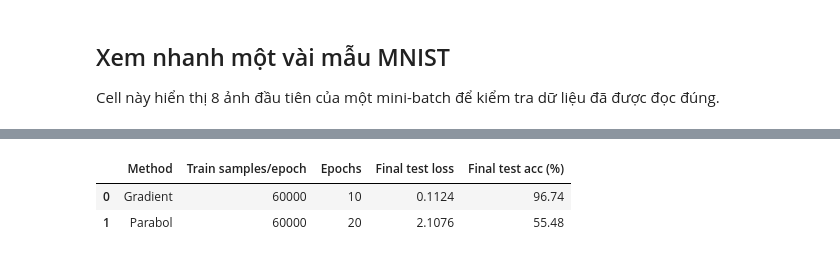
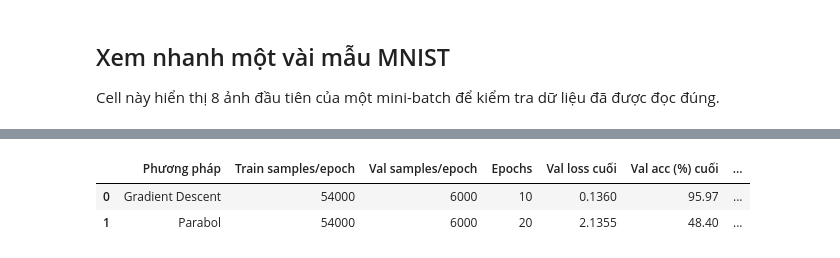
Before and after one commit to ChuLinh02/Math4AI, a Jupyter notebook: Lab1_MNIST_CNN.ipynb, the cells around one changed output, grey strips where cells are left out. Saved outputs shown, nothing was run; the diff lists cells and outputs as text; code cells hidden in the pictures.

Commit message:
fix: add val_dataset

```diff
--- a/Lab1_MNIST_CNN.ipynb
+++ b/Lab1_MNIST_CNN.ipynb
@@ -385,26 +824,30 @@ Cell này tạo bảng tổng hợp metric cuối cùng giữa gradient và para
 # %%
 comparison = pd.DataFrame([
     {
-        "Method": "Gradient",
+        "Phương pháp"       : "Gradient Descent",
         "Train samples/epoch": len(train_loader.dataset),
-        "Epochs": epochs_grad,
-        "Final test loss": history_grad["test_loss"][-1],
-        "Final test acc (%)": history_grad["test_acc"][-1] * 100,
+        "Val samples/epoch"  : len(val_loader.dataset),
+        "Epochs"             : epochs_grad,
+        "Val loss cuối"      : round(history_grad["val_loss"][-1],  4),
+        "Val acc (%) cuối"   : round(history_grad["val_acc"][-1]  * 100, 2),
+        "Test loss cuối"     : round(history_grad["test_loss"][-1], 4),
+        "Test acc (%) cuối"  : round(history_grad["test_acc"][-1] * 100, 2),
     },
     {
-        "Method": "Parabol",
-        "Train samples/epoch": len(parabola_loader.dataset),
-        "Epochs": epochs_para,
-        "Final test loss": history_para["test_loss"][-1],
-        "Final test acc (%)": history_para["test_acc"][-1] * 100,
+        "Phương pháp"       : "Parabol",
+        "Train samples/epoch": len(parabola_train_loader.dataset),
+        "Val samples/epoch"  : len(parabola_val_loader.dataset),
+        "Epochs"             : epochs_para,
+        "Val loss cuối"      : round(history_para["val_loss"][-1],  4),
+        "Val acc (%) cuối"   : round(history_para["val_acc"][-1]  * 100, 2),
+        "Test loss cuối"     : round(history_para["test_loss"][-1], 4),
+        "Test acc (%) cuối"  : round(history_para["test_acc"][-1] * 100, 2),
     },
 ])
 
-comparison["Final test loss"] = comparison["Final test loss"].round(4)
-comparison["Final test acc (%)"] = comparison["Final test acc (%)"].round(2)
 comparison
 # %% [output]
-|  | Method | Train samples/epoch | Epochs | Final test loss | Final test acc (%) |
-| 0 | Gradient | 60000 | 10 | 0.1124 | 96.74 |
-| 1 | Parabol | 60000 | 20 | 2.1076 | 55.48 |
+|  | Phương pháp | Train samples/epoch | Val samples/epoch | Epochs | Val loss cuối | Val acc (%) cuối | ... |
+| 0 | Gradient Descent | 54000 | 6000 | 10 | 0.1360 | 95.97 | ... |
+| 1 | Parabol | 54000 | 6000 | 20 | 2.1355 | 48.40 | ... |
 # %% [markdown]
```
Also changed, not shown: parts of 20 cells of this notebook.
